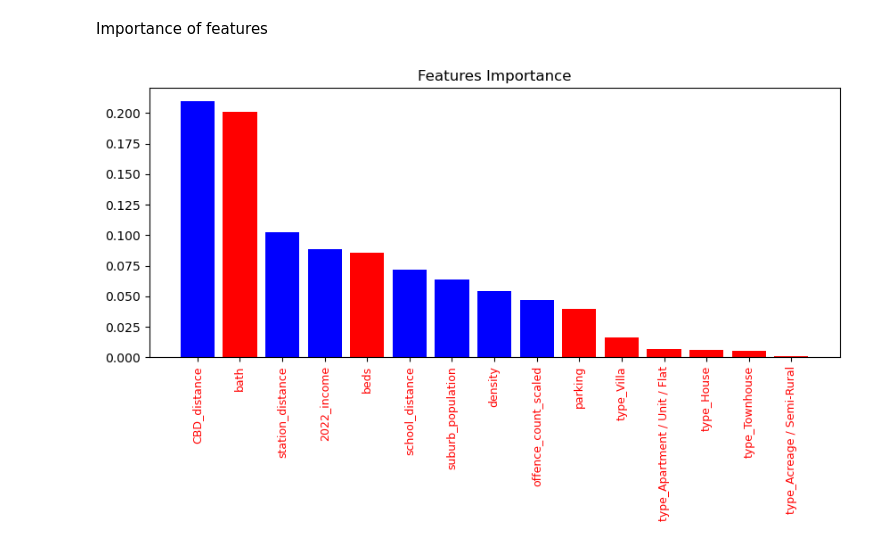
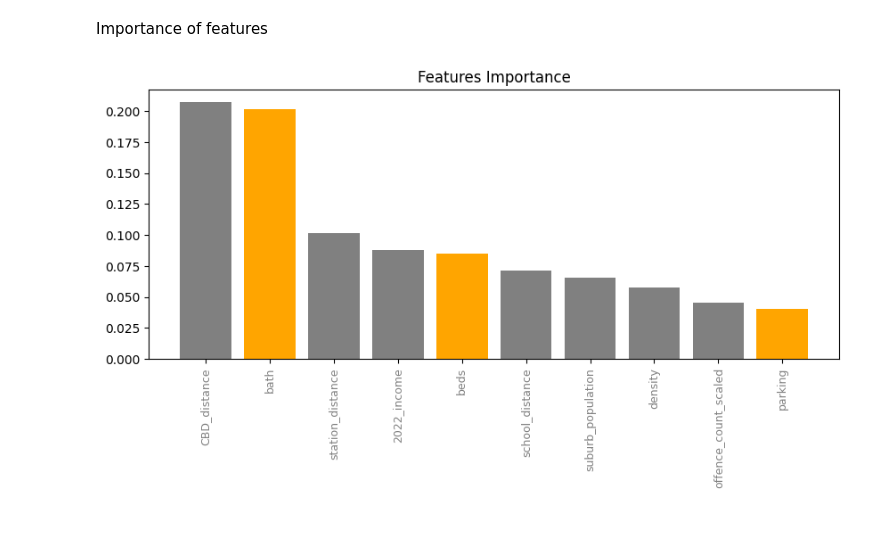
Before and after one commit to MAST30034-Applied-Data-Science/generic-real-estate-consulting-project-group-6, a Jupyter notebook: notebooks/random_forest.ipynb, the cells around one changed output. Cells and saved outputs as stored; diff of their text form; code cells hidden in the pictures.

Commit message:
Change the bar color

```diff
--- a/notebooks/random_forest.ipynb
+++ b/notebooks/random_forest.ipynb
@@ -163,29 +163,29 @@ Importance of features
 # %%
 # polt the features importance
 feature_names=x.columns
 features_importances = rf_model.feature_importances_
 features_importance_pairs = [(feature_name, features_importance) for feature_name, features_importance in
                              zip(feature_names, features_importances)]
 features_importance_pairs
 
 # Sort the features inside
 features_importance_pairs = sorted(features_importance_pairs, key=lambda x: x[1], reverse=True)
 features_importance_pairs
 features_importance_name = [name[0] for name in features_importance_pairs]
 features_importance_val = [name[1] for name in features_importance_pairs]
 
-features_importance_name = features_importance_name[0:15]
-features_importance_val =  features_importance_val[0:15]
+features_importance_name = features_importance_name[0:10]
+features_importance_val =  features_importance_val[0:10]
 
 # Set the bars for external factors to blue and for internal factors to red
 figure = plt.figure(figsize=(10,4),dpi=100)
-color_backup = [ 'b','r','b','b','r','b','b','b','b','r','r','r','r','r','r']
+color_backup = [ 'gray','orange','gray','gray','orange','gray','gray','gray','gray','orange','orange','orange','orange','orange','orange']
 plt.bar(range(len(features_importance_name)), features_importance_val,color=color_backup )
 plt.xticks(range(len(features_importance_name)), features_importance_name)
-plt.xticks(rotation=90,color='red',fontsize=9) # Set the scale direction
+plt.xticks(rotation=90,color='gray',fontsize=9) # Set the scale direction
 
 plt.title('Features Importance')
 plt.savefig("../plots/RF_feature_importance.jpeg", bbox_inches='tight')
 plt.show()
 # %% [output]
-[figure, old version]
+[figure, new version]
```
Also changed, not shown: parts of 3 cells of this notebook.
